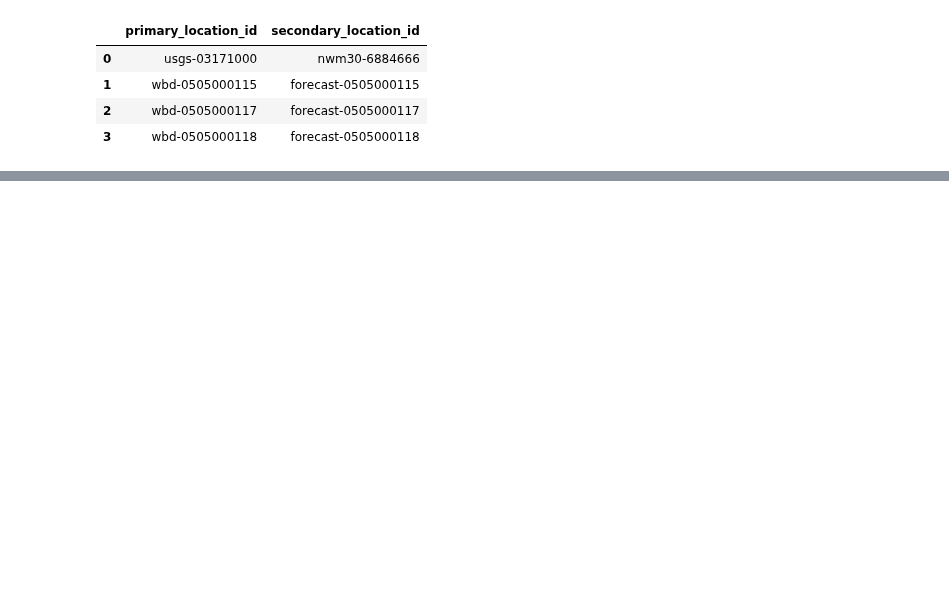
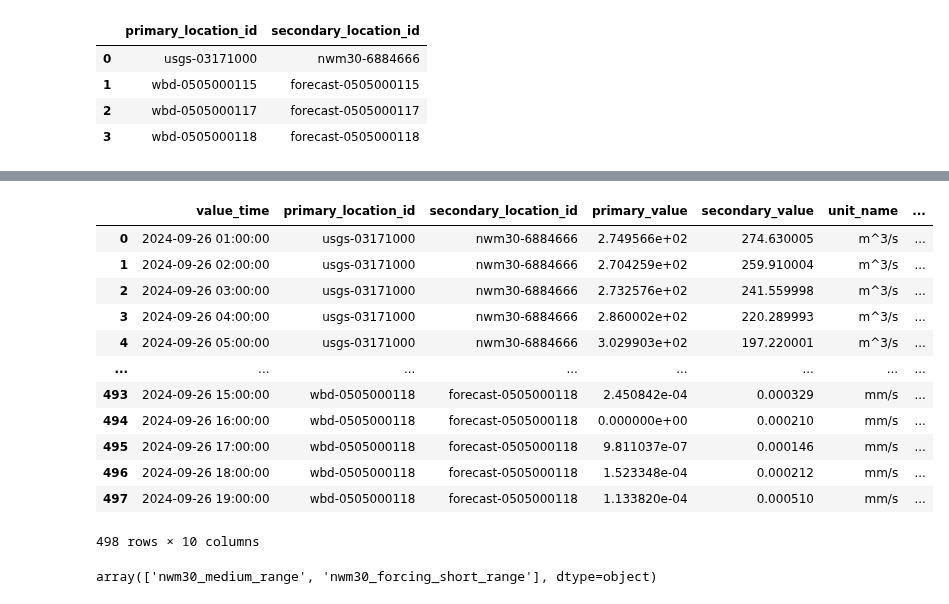
Before and after one commit to RTIInternational/teehr, a Jupyter notebook: docs/sphinx/user_guide/notebooks/11_fetching_nwm_gridded_data.ipynb, the cells around one changed output, grey strips where cells are left out. Cells and saved outputs as stored; diff of their text form; code cells hidden in the pictures; blank space fills up the shorter version.

```diff
--- a/docs/sphinx/user_guide/notebooks/11_fetching_nwm_gridded_data.ipynb
+++ b/docs/sphinx/user_guide/notebooks/11_fetching_nwm_gridded_data.ipynb
@@ -267,0 +308,21 @@ AnalysisException: [UNRESOLVED_COLUMN.WITH_SUGGESTION] A column or function para
+# %%
+joined_df = ev.joined_timeseries.to_pandas()
+joined_df
+# %% [output]
+|  | value_time | primary_location_id | secondary_location_id | primary_value | secondary_value | unit_name | ... |
+| 0 | 2024-09-26 01:00:00 | usgs-03171000 | nwm30-6884666 | 2.749566e+02 | 274.630005 | m^3/s | ... |
+| 1 | 2024-09-26 02:00:00 | usgs-03171000 | nwm30-6884666 | 2.704259e+02 | 259.910004 | m^3/s | ... |
+| 2 | 2024-09-26 03:00:00 | usgs-03171000 | nwm30-6884666 | 2.732576e+02 | 241.559998 | m^3/s | ... |
+| 3 | 2024-09-26 04:00:00 | usgs-03171000 | nwm30-6884666 | 2.860002e+02 | 220.289993 | m^3/s | ... |
+| 4 | 2024-09-26 05:00:00 | usgs-03171000 | nwm30-6884666 | 3.029903e+02 | 197.220001 | m^3/s | ... |
+| ... | ... | ... | ... | ... | ... | ... | ... |
+| 493 | 2024-09-26 15:00:00 | wbd-0505000118 | forecast-0505000118 | 2.450842e-04 | 0.000329 | mm/s | ... |
+| 494 | 2024-09-26 16:00:00 | wbd-0505000118 | forecast-0505000118 | 0.000000e+00 | 0.000210 | mm/s | ... |
+| 495 | 2024-09-26 17:00:00 | wbd-0505000118 | forecast-0505000118 | 9.811037e-07 | 0.000146 | mm/s | ... |
+| 496 | 2024-09-26 18:00:00 | wbd-0505000118 | forecast-0505000118 | 1.523348e-04 | 0.000212 | mm/s | ... |
+| 497 | 2024-09-26 19:00:00 | wbd-0505000118 | forecast-0505000118 | 1.133820e-04 | 0.000510 | mm/s | ... |
+498 rows × 10 columns
+# %%
+joined_df.configuration_name.unique()
+# %% [output]
+array(['nwm30_medium_range', 'nwm30_forcing_short_range'], dtype=object)
```
Also changed, not shown: parts of 14 cells of this notebook, 1 other file.
